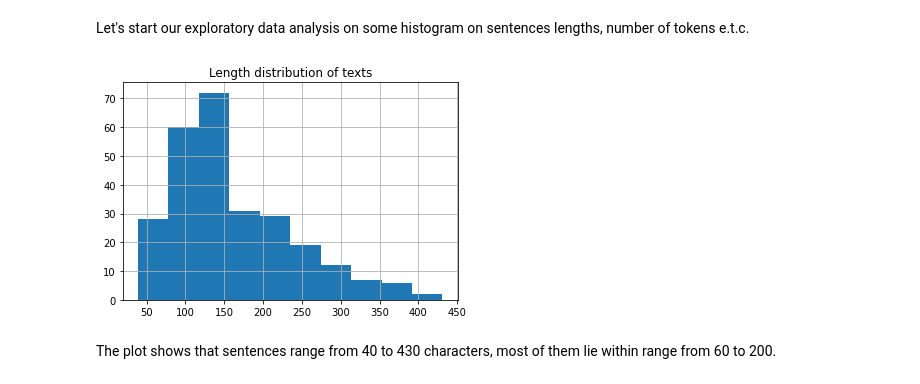
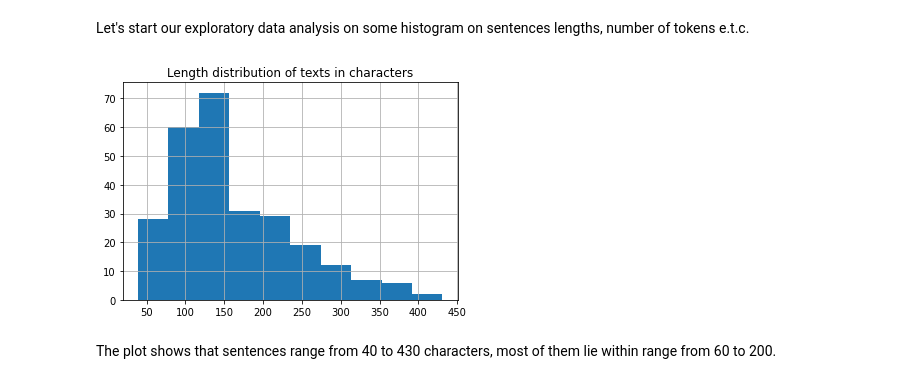
Before and after one commit to rproskuryakov/bayer-home-assignment, a Jupyter notebook: notebooks/eda.ipynb, the cells around one changed output. Cells and saved outputs as stored; diff of their text form; code cells hidden in the pictures.

```diff
--- a/notebooks/eda.ipynb
+++ b/notebooks/eda.ipynb
@@ -36,7 +36,7 @@ Let's load out data.
 # %%
 df = (
     pd.read_excel(
-        "../data/sentences_with_sentiment.xlsx",
+        "../data/raw/sentences_with_sentiment.xlsx",
         index_col="ID",
     ).rename(columns={
         "Sentence": "text",
@@ -98,9 +100,10 @@ We can see that the most represented class is positive and the most underreprese
 Let's start our exploratory data analysis on some histogram on sentences lengths, number of tokens e.t.c.
 # %%
 df.text.str.len().hist()
-plt.title("Length distribution of texts");
+plt.title("Length distribution of texts in characters");
+plt.savefig("../reports/character_lengths.png", dpi=200)
 # %% [output]
-[figure, old version]
+[figure, new version]
 # %% [markdown]
 The plot shows that sentences range from 40 to 430 characters, most of them lie within range from 60 to 200.
 # %%
```
Also changed, not shown: parts of 9 cells of this notebook.
